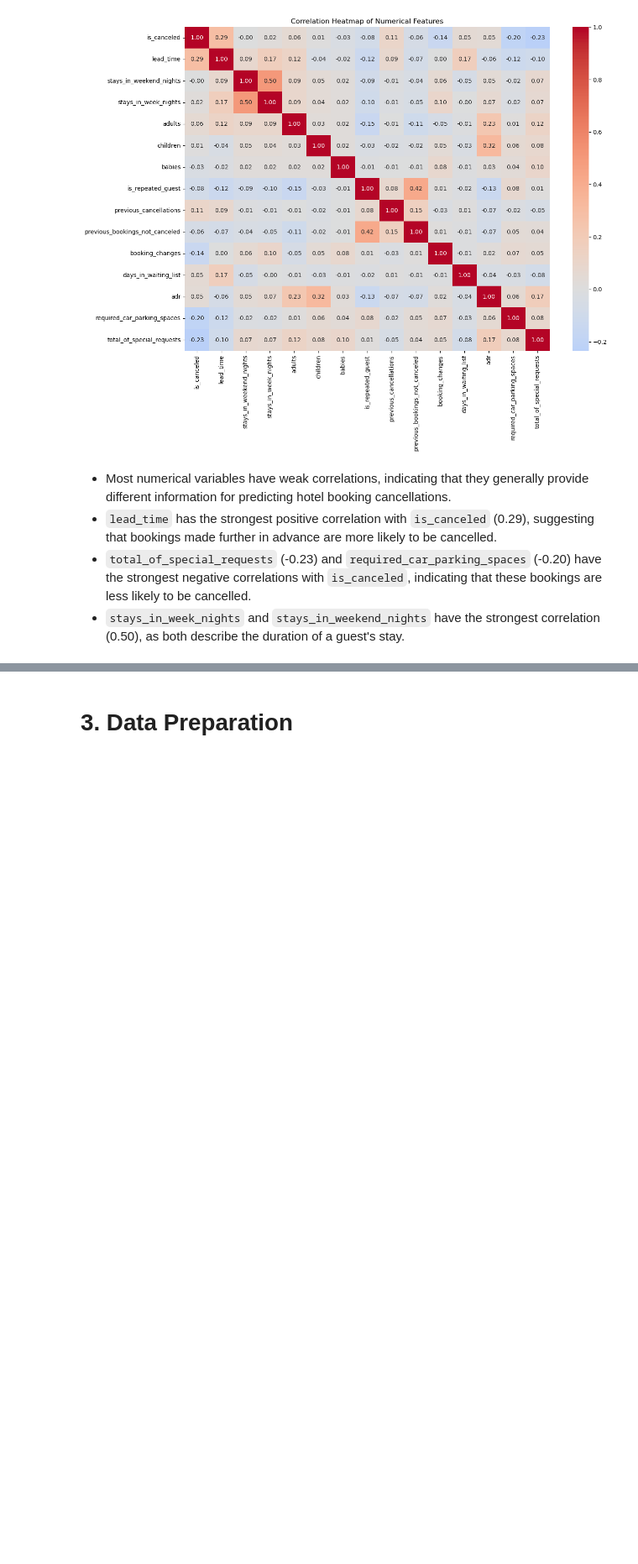
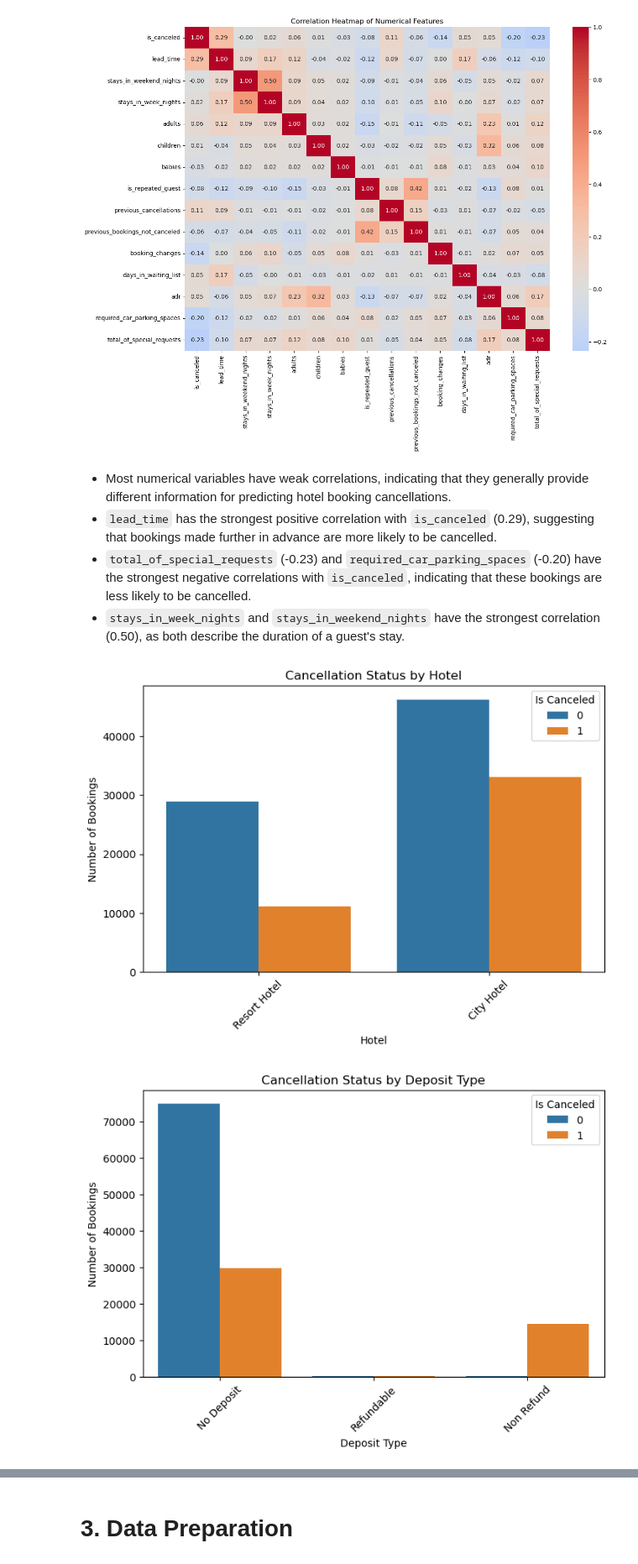
Before and after one commit to yixqinggg/mldp_hotel_booking_prediction, a Jupyter notebook: hotel_booking_cancellation_prediction.ipynb, the cells around one changed output, grey strips where cells are left out. Shown at 84% size. Saved outputs shown, nothing was run; the diff lists cells and outputs as text; code cells hidden in the pictures; blank space fills up the shorter version.

Commit message:
Visualise relationships between features and target variable

```diff
--- a/hotel_booking_cancellation_prediction.ipynb
+++ b/hotel_booking_cancellation_prediction.ipynb
@@ -429,3 +429,32 @@ plt.show()
 - `lead_time` has the strongest positive correlation with `is_canceled` (0.29), suggesting that bookings made further in advance are more likely to be cancelled.
 - `total_of_special_requests` (-0.23) and `required_car_parking_spaces` (-0.20) have the strongest negative correlations with `is_canceled`, indicating that these bookings are less likely to be cancelled.
 - `stays_in_week_nights` and `stays_in_weekend_nights` have the strongest correlation (0.50), as both describe the duration of a guest's stay.
+# %%
+# key categorical features for comparison
+categorical_features = [
+    'hotel',
+    'deposit_type',
+    'customer_type',
+    'market_segment'
+]
+
+# relationship between categorical features and cancellation status
+for column in categorical_features:
+
+    plt.figure(figsize=(8, 5))
+
+    sns.countplot(
+        data=df,
+        x=column,
+        hue='is_canceled'
+    )
+
+    plt.title(f'Cancellation Status by {column.replace("_", " ").title()}')
+    plt.xlabel(column.replace("_", " ").title())
+    plt.ylabel('Number of Bookings')
+    plt.xticks(rotation=45)
+    plt.legend(title='Is Canceled')
+    plt.show()
+# %% [output]
+[figure, added]
+[figure, added]
```
Also changed, not shown: parts of 2 cells of this notebook.
